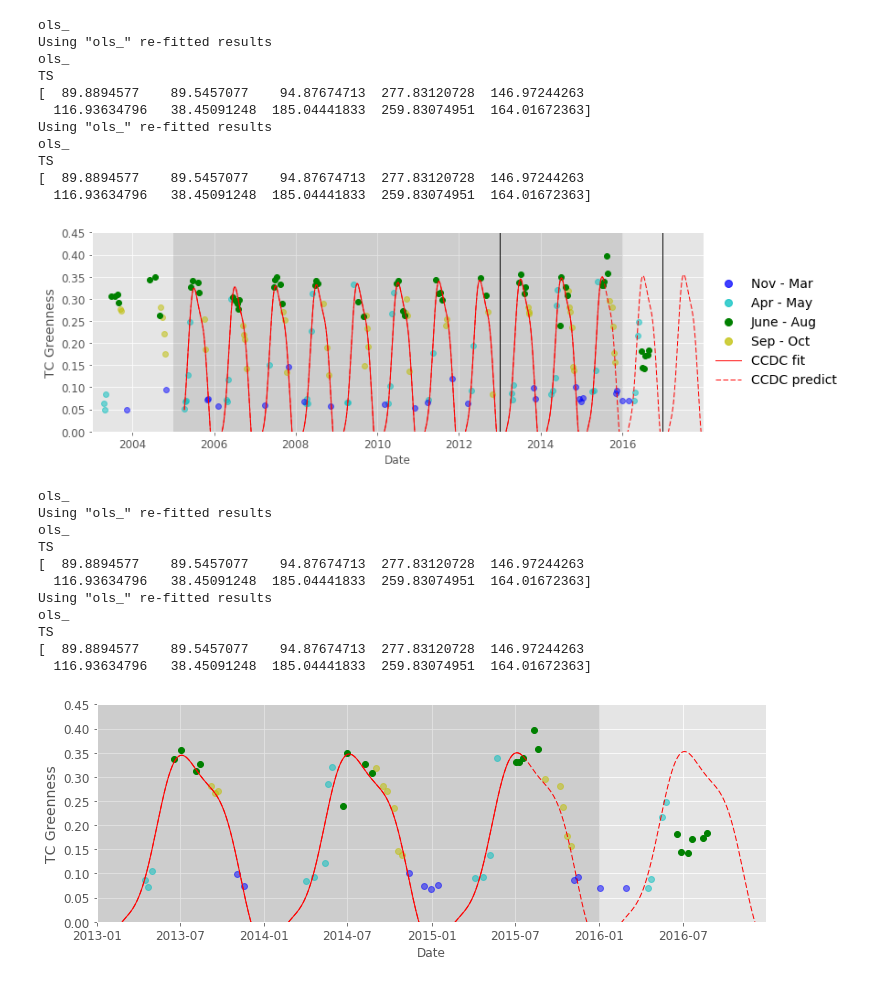
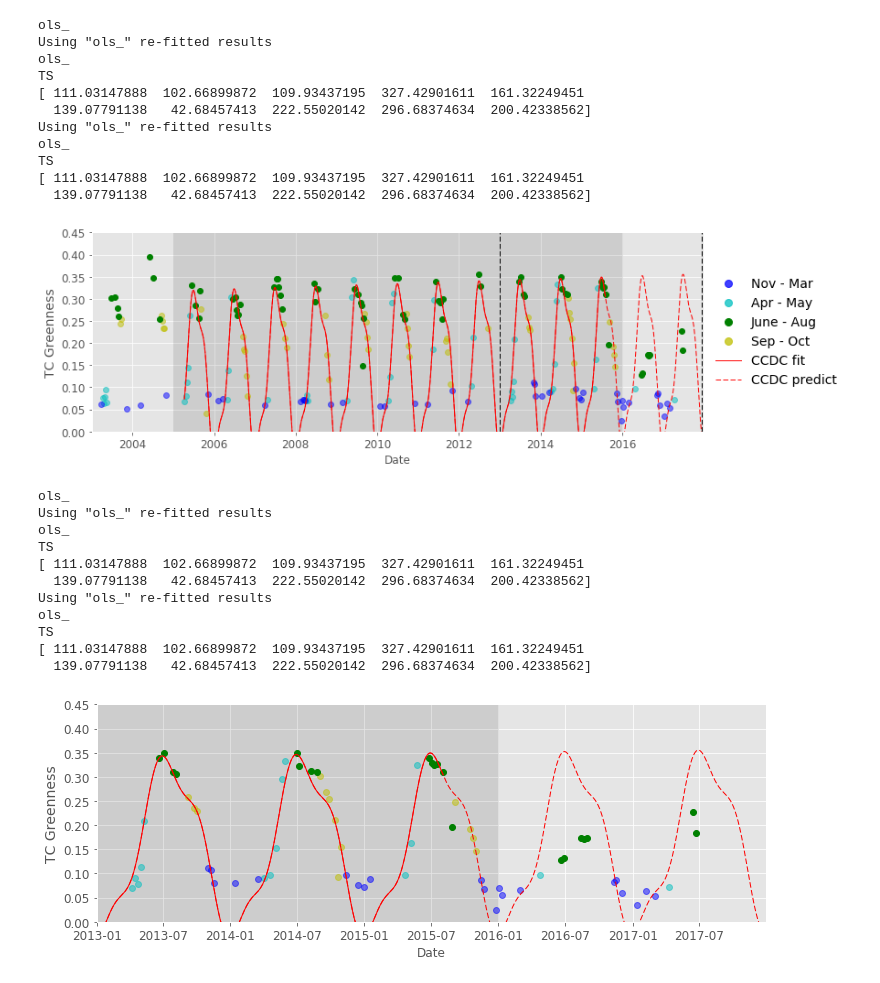
Before and after one commit to valpasq/defoliators, a Jupyter notebook: code/TS_figures.ipynb, the cells around one changed output. Drawn from its saved outputs; the diff is of its cells as text; code cells hidden in the pictures.

Commit message:
updated figures notebook for 2017 plots

```diff
--- a/code/TS_figures.ipynb
+++ b/code/TS_figures.ipynb
@@ -35,8 +35,10 @@ if PLOT_CMAP not in mpl.cm.cmap_d:
     PLOT_CMAP = 'cubehelix'
 # %%
 WRS = 'p012r031'
-px = 2786
-py = 2477
+#px = 2786 #col
+px = 1864 #col
+#py = 2477 #row
+py = 3644 #row
 band = 8
 plot = 'TS'
 ylim = (0, 0.4500)
@@ -399,8 +401,8 @@ with plt.xkcd() if style == 'xkcd' else mpl.style.context(style):
 plt.yticks(fontsize=12)
 plt.xticks(fontsize=12, rotation=0)
 
-plt.axvline(dt.datetime.strptime('2013 1', '%Y %j'), lw=1, color='k', ls='-')
-plt.axvline(dt.datetime.strptime('2016 365', '%Y %j'), lw=1, color='k', ls='-')
+plt.axvline(dt.datetime.strptime('2013 1', '%Y %j'), lw=1, color='k', ls='--')
+plt.axvline(dt.datetime.strptime('2017 350', '%Y %j'), lw=1, color='k', ls='--')
 
 winter_mk = mlines.Line2D([], [], color='b', marker='o',
                           markersize=8, label='Nov - Mar', alpha=0.75, lw=0)
@@ -424,20 +426,20 @@ plt.grid(True)
 #plt.tight_layout()
 plt.show()
 #ax.set_rasterized(True)
-fig.savefig('{WRS}_{px}-{py}_2005-2015_TCG.png'.format(WRS=WRS, px=px, py=py), bbox_extra_artists=(leg,), bbox_inches='tight')
+fig.savefig('{WRS}_{px}-{py}_2005-2015_TCG.svg'.format(WRS=WRS, px=px, py=py), bbox_extra_artists=(leg,), bbox_inches='tight')
 # %% [output]
 ols_
 Using "ols_" re-fitted results
 ols_
 TS
-[  89.8894577    89.5457077    94.87674713  277.83120728  146.97244263
-  116.93634796   38.45091248  185.04441833  259.83074951  164.01672363]
+[ 111.03147888  102.66899872  109.93437195  327.42901611  161.32249451
+  139.07791138   42.68457413  222.55020142  296.68374634  200.42338562]
 Using "ols_" re-fitted results
 ols_
 TS
-[  89.8894577    89.5457077    94.87674713  277.83120728  146.97244263
-  116.93634796   38.45091248  185.04441833  259.83074951  164.01672363]
+[ 111.03147888  102.66899872  109.93437195  327.42901611  161.32249451
+  139.07791138   42.68457413  222.55020142  296.68374634  200.42338562]
-[figure, old version]
+[figure, new version]
 # %%
 #def pixel(ctx, config, px, py, band, plot, ylim, style, cmap,
 #          embed, seed, algo_kw, result_prefix, seasons):
@@ -449,7 +451,7 @@ start = dt.datetime.strptime('2005 01', '%Y %j')
 end = dt.datetime.strptime('2015 365', '%Y %j')
 
 xmin = dt.datetime.strptime('2013 1', '%Y %j')
-xmax = dt.datetime.strptime('2016 365', '%Y %j')
+xmax = dt.datetime.strptime('2017 365', '%Y %j')
 
 np.random.seed(seed)
 
@@ -625,36 +627,36 @@ plt.xticks(fontsize=12, rotation=0)
 winter_mk = mlines.Line2D([], [], color='b', marker='o',
                           markersize=6, label='Nov - Mar', alpha=0.75, lw=0)
 summer_mk = mlines.Line2D([], [], color='g', marker='o',
                           markersize=6, label='June - Aug', alpha=1, lw=0)
 spring_mk = mlines.Line2D([], [], color='c', marker='o',
                           markersize=6, label='Apr - May', alpha=0.75, lw=0)
 fall_mk = mlines.Line2D([], [], color='y', marker='o',
                           markersize=6, label='Sep - Oct', alpha=0.75, lw=0)
 fit_mk = mlines.Line2D([], [], color='r', marker='o',
                           markersize=0, label='CCDC fit', lw=1)
 predict_mk = mlines.Line2D([], [], color='r', marker='o',
                           markersize=0, label='CCDC predict', lw=1, ls='--')
 #leg = plt.legend(handles=[winter_mk, spring_mk, summer_mk, fall_mk, fit_mk, predict_mk],
 #           numpoints=1, loc='center left', bbox_to_anchor=(1, 0.5), fontsize=14, fancybox=True)
 #leg.get_frame().set_linewidth(0.0)
 #leg.get_frame().set_alpha(0)
 
 plt.grid(True)
 #plt.tight_layout()
 #ax.set_rasterized(True)
-fig.savefig('{WRS}_{px}-{py}_2005-2015_TCG_end.png'.format(WRS=WRS, px=px, py=py),
+fig.savefig('{WRS}_{px}-{py}_2005-2015_TCG_end.svg'.format(WRS=WRS, px=px, py=py),
             bbox_extra_artists=(leg,), bbox_inches='tight')
 plt.show()
 # %% [output]
 ols_
 Using "ols_" re-fitted results
 ols_
 TS
-[  89.8894577    89.5457077    94.87674713  277.83120728  146.97244263
-  116.93634796   38.45091248  185.04441833  259.83074951  164.01672363]
+[ 111.03147888  102.66899872  109.93437195  327.42901611  161.32249451
+  139.07791138   42.68457413  222.55020142  296.68374634  200.42338562]
 Using "ols_" re-fitted results
 ols_
 TS
-[  89.8894577    89.5457077    94.87674713  277.83120728  146.97244263
-  116.93634796   38.45091248  185.04441833  259.83074951  164.01672363]
+[ 111.03147888  102.66899872  109.93437195  327.42901611  161.32249451
+  139.07791138   42.68457413  222.55020142  296.68374634  200.42338562]
-[figure, old version]
+[figure, new version]
```
